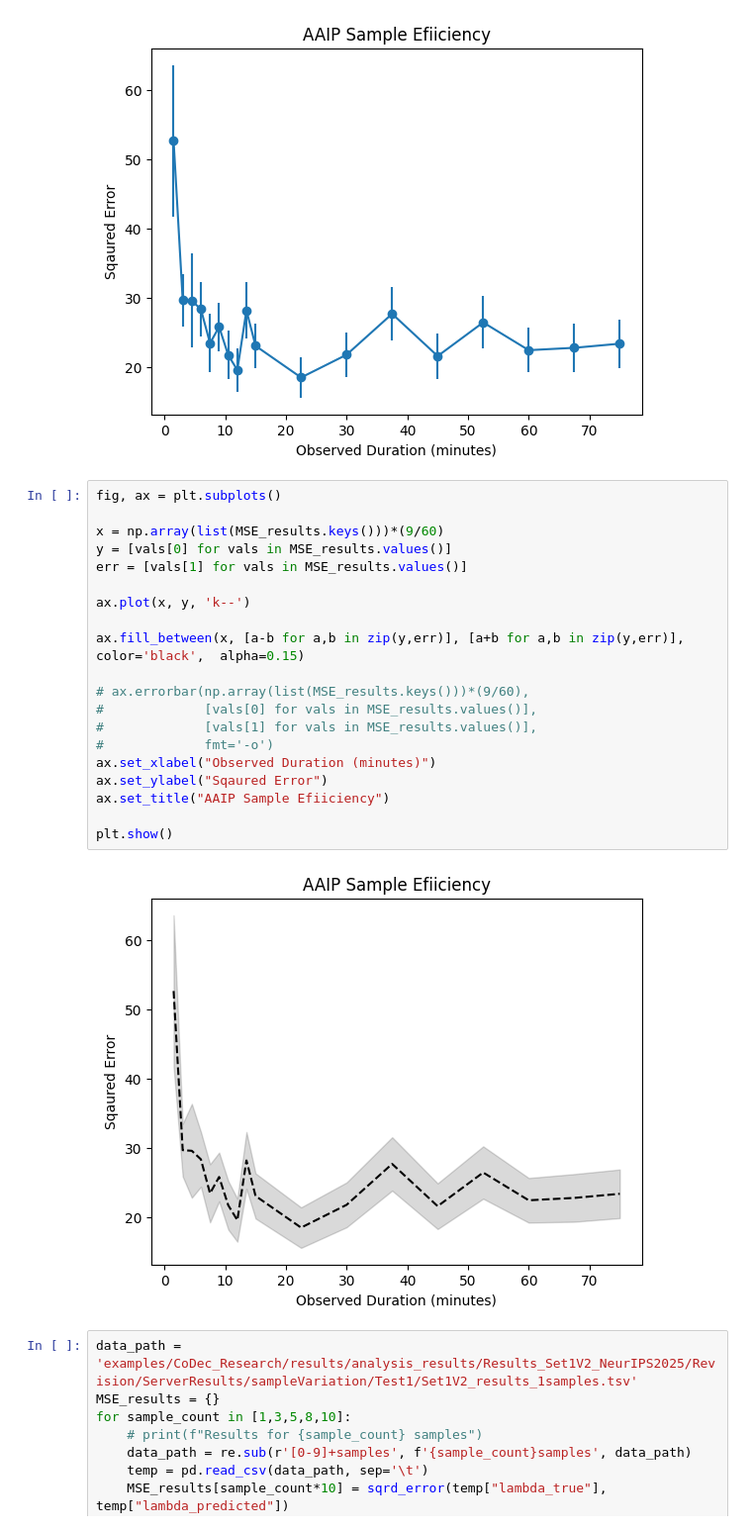
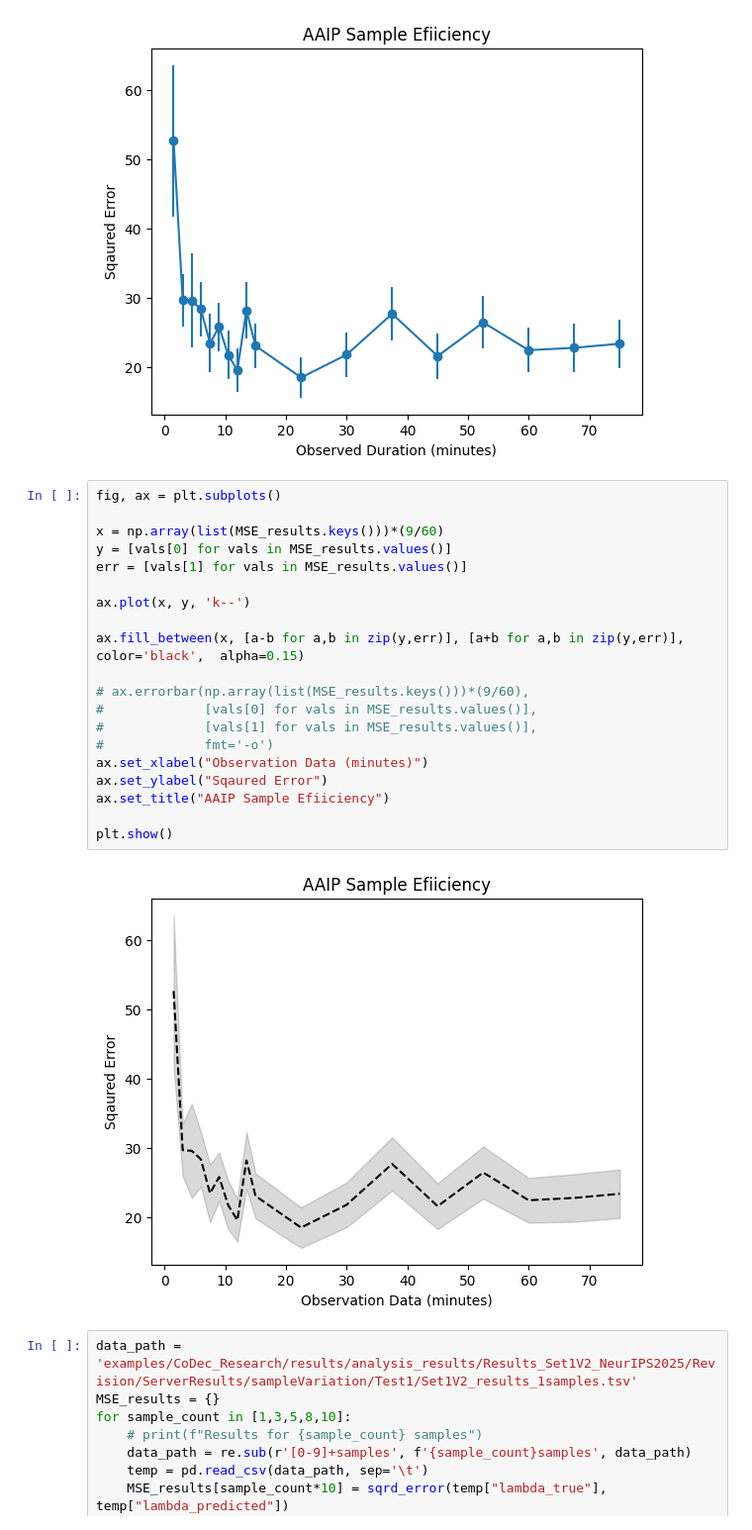
Before and after one commit to sounakban/gpudrive-CoDec, a Jupyter notebook: examples/CoDec_Research/code/Experiment_1/MSE.ipynb, the cells around one changed output. Shown at 99% size. Drawn from its saved outputs; the diff is of its cells as text.

```diff
--- a/examples/CoDec_Research/code/Experiment_1/MSE.ipynb
+++ b/examples/CoDec_Research/code/Experiment_1/MSE.ipynb
@@ -137,25 +137,25 @@ plt.show()
 # %%
 fig, ax = plt.subplots()
 
 x = np.array(list(MSE_results.keys()))*(9/60)
 y = [vals[0] for vals in MSE_results.values()]
 err = [vals[1] for vals in MSE_results.values()]
 
 ax.plot(x, y, 'k--')
 
 ax.fill_between(x, [a-b for a,b in zip(y,err)], [a+b for a,b in zip(y,err)], color='black',  alpha=0.15)
 
 # ax.errorbar(np.array(list(MSE_results.keys()))*(9/60),
 #             [vals[0] for vals in MSE_results.values()],
 #             [vals[1] for vals in MSE_results.values()],
 #             fmt='-o')
-ax.set_xlabel("Observed Duration (minutes)")
+ax.set_xlabel("Observation Data (minutes)")
 ax.set_ylabel("Sqaured Error")
 ax.set_title("AAIP Sample Efiiciency")
 
 plt.show()
 # %% [output]
-[figure, old version]
+[figure, new version]
 # %%
 data_path = 'examples/CoDec_Research/results/analysis_results/Results_Set1V2_NeurIPS2025/Revision/ServerResults/sampleVariation/Test1/Set1V2_results_1samples.tsv'
 MSE_results = {}
```
Also changed, not shown: 12 other files.
